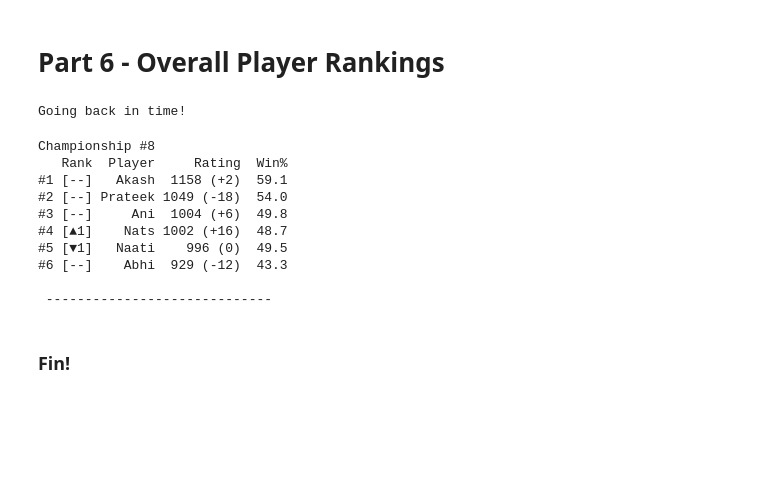
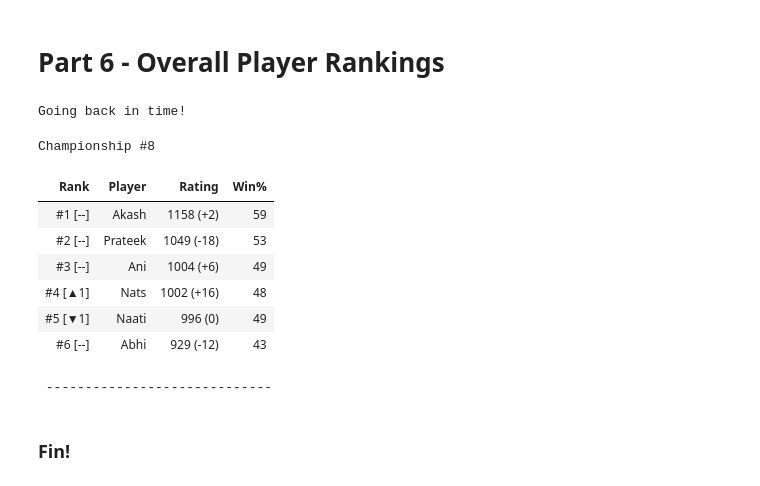
Before and after one commit to akash-suresh/three-of-spades, a Jupyter notebook: template.ipynb, the cells around one changed output. Cells and saved outputs as stored; diff of their text form; code cells hidden in the pictures; blank space fills up the shorter version.

```diff
--- a/template.ipynb
+++ b/template.ipynb
@@ -83,18 +84,20 @@ tournament.bidAndWonStats
 # Part 6 - Overall Player Rankings
 # %%
 universal_rating_system = UniversalRatingSystem()
-universal_rating_system.showRankingChange(tournament, load_by_default = True)
+
+load_tournaments_from_history(universal_rating_system)
+
+universal_rating_system.showRankingChange(tournament)
 # %% [output]
 Going back in time!
 Championship #8
-   Rank  Player     Rating  Win%
-#1 [--]   Akash  1158 (+2)  59.1
-#2 [--] Prateek 1049 (-18)  54.0
-#3 [--]     Ani  1004 (+6)  49.8
-#4 [▲1]    Nats 1002 (+16)  48.7
-#5 [▼1]   Naati    996 (0)  49.5
-#6 [--]    Abhi  929 (-12)  43.3
-
- -----------------------------
+| Rank | Player | Rating | Win% |
+| #1 [--] | Akash | 1158 (+2) | 59 |
+| #2 [--] | Prateek | 1049 (-18) | 53 |
+| #3 [--] | Ani | 1004 (+6) | 49 |
+| #4 [▲1] | Nats | 1002 (+16) | 48 |
+| #5 [▼1] | Naati | 996 (0) | 49 |
+| #6 [--] | Abhi | 929 (-12) | 43 |
+ -----------------------------
 # %% [markdown]
 ### Fin!
```
Also changed, not shown: parts of 1 cell of this notebook, 14 other files.
